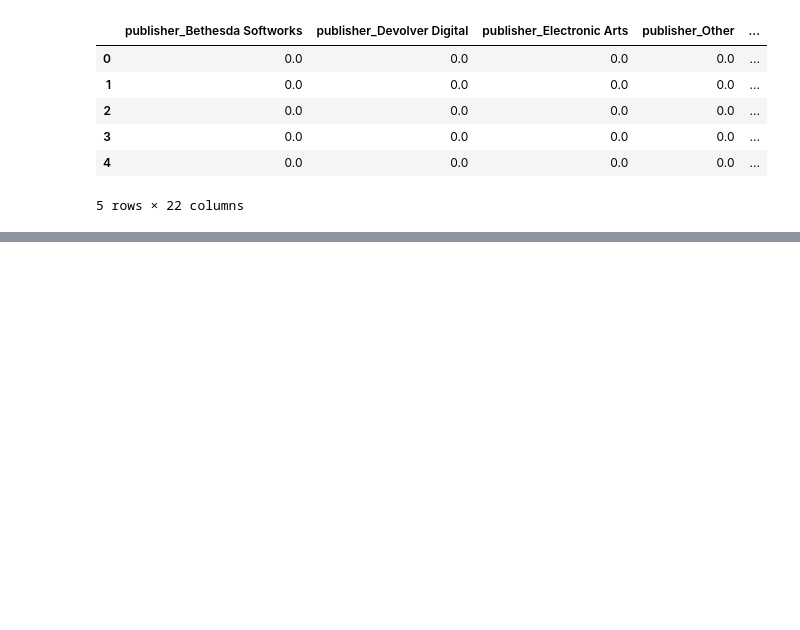
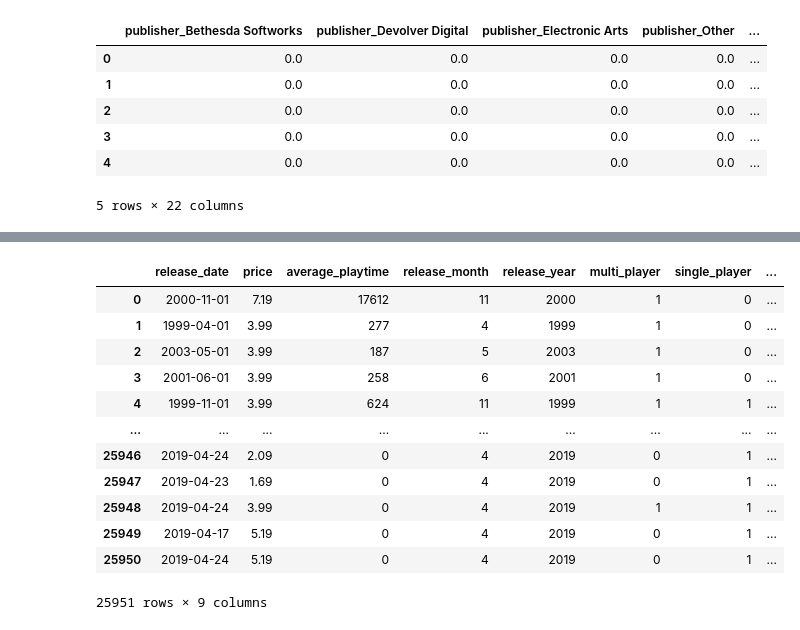
Before and after one commit to zobairhas/Videogame_Trends_Analysis, a Jupyter notebook: preprocessing-steam-data.ipynb, the cells around one changed output, grey strips where cells are left out. Cells and saved outputs as stored; diff of their text form; code cells hidden in the pictures; blank space fills up the shorter version.

```diff
--- a/preprocessing-steam-data.ipynb
+++ b/preprocessing-steam-data.ipynb
@@ -286,0 +283,18 @@ games_df
+# %%
+# Read game_data csv as a DF
+games_df = pd.read_csv('steam_preproccessed.csv')
+games_df
+# %% [output]
+|  | release_date | price | average_playtime | release_month | release_year | multi_player | single_player | ... |
+| 0 | 2000-11-01 | 7.19 | 17612 | 11 | 2000 | 1 | 0 | ... |
+| 1 | 1999-04-01 | 3.99 | 277 | 4 | 1999 | 1 | 0 | ... |
+| 2 | 2003-05-01 | 3.99 | 187 | 5 | 2003 | 1 | 0 | ... |
+| 3 | 2001-06-01 | 3.99 | 258 | 6 | 2001 | 1 | 0 | ... |
+| 4 | 1999-11-01 | 3.99 | 624 | 11 | 1999 | 1 | 1 | ... |
+| ... | ... | ... | ... | ... | ... | ... | ... | ... |
+| 25946 | 2019-04-24 | 2.09 | 0 | 4 | 2019 | 0 | 1 | ... |
+| 25947 | 2019-04-23 | 1.69 | 0 | 4 | 2019 | 0 | 1 | ... |
+| 25948 | 2019-04-24 | 3.99 | 0 | 4 | 2019 | 1 | 1 | ... |
+| 25949 | 2019-04-17 | 5.19 | 0 | 4 | 2019 | 0 | 1 | ... |
+| 25950 | 2019-04-24 | 5.19 | 0 | 4 | 2019 | 0 | 1 | ... |
+25951 rows × 9 columns
```
Also changed, not shown: parts of 24 cells of this notebook, 6 other files.
